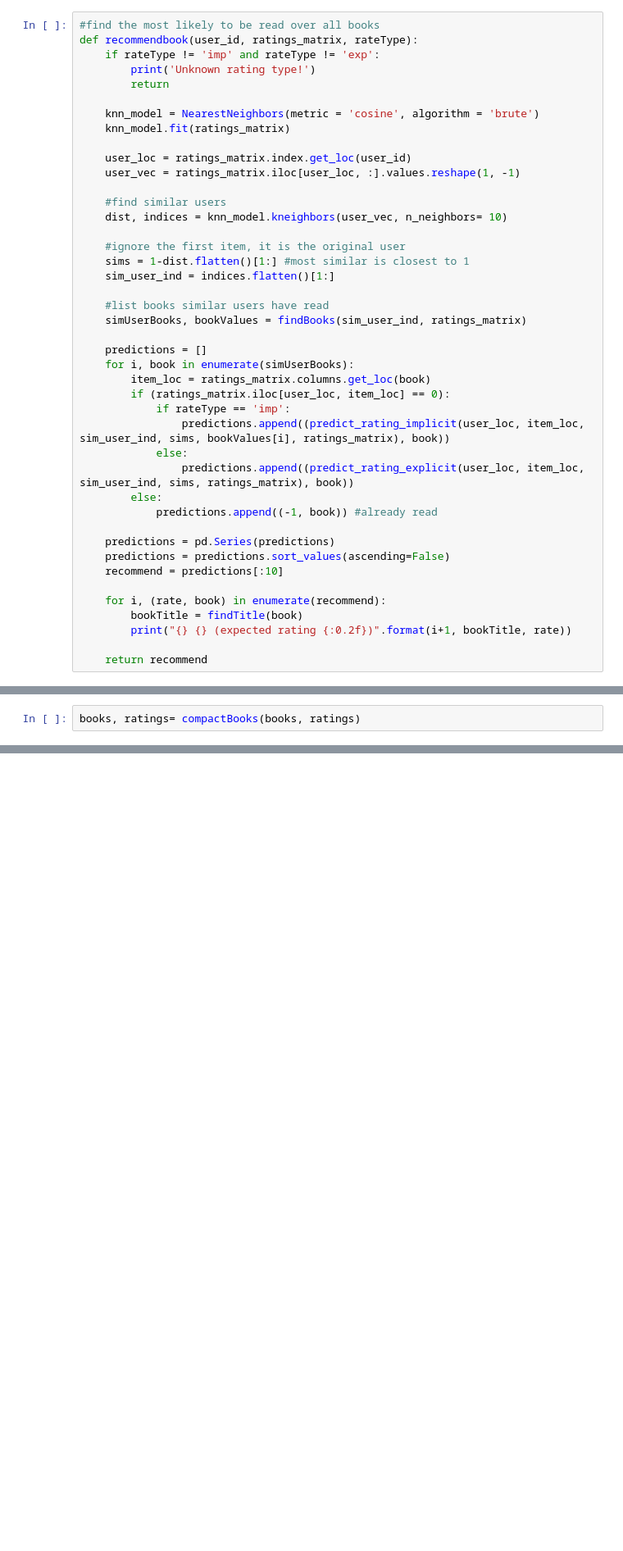
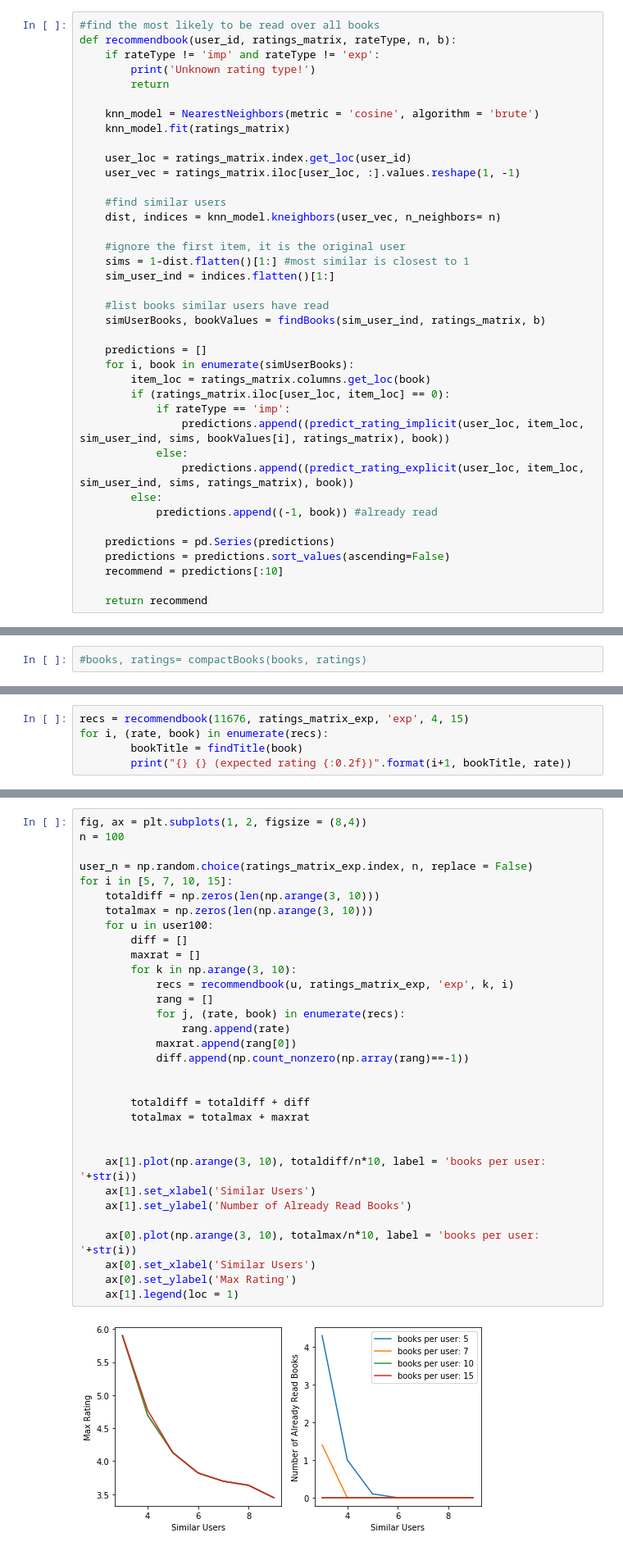
Before and after one commit to astrojneil/bookRec, a Jupyter notebook: BookRecommender.ipynb, the cells around one changed output, grey strips where cells are left out. Shown at 82% size. Cells and saved outputs as stored; diff of their text form; blank space fills up the shorter version.

Commit message:
optimize sim users and top books

```diff
--- a/BookRecommender.ipynb
+++ b/BookRecommender.ipynb
@@ -149,7 +149,7 @@ def predict_rating_implicit(user_loc, item_loc, sim_user_ind, sims, bookvalue, m
     return prediction
 # %%
 #find the most likely to be read over all books
-def recommendbook(user_id, ratings_matrix, rateType):
+def recommendbook(user_id, ratings_matrix, rateType, n, b):
     if rateType != 'imp' and rateType != 'exp':
         print('Unknown rating type!')
         return
@@ -161,14 +161,14 @@ def recommendbook(user_id, ratings_matrix, rateType):
     user_vec = ratings_matrix.iloc[user_loc, :].values.reshape(1, -1)
 
     #find similar users
-    dist, indices = knn_model.kneighbors(user_vec, n_neighbors= 10)
+    dist, indices = knn_model.kneighbors(user_vec, n_neighbors= n)
 
     #ignore the first item, it is the original user
     sims = 1-dist.flatten()[1:] #most similar is closest to 1
     sim_user_ind = indices.flatten()[1:]
 
     #list books similar users have read
-    simUserBooks, bookValues = findBooks(sim_user_ind, ratings_matrix)
+    simUserBooks, bookValues = findBooks(sim_user_ind, ratings_matrix, b)
 
     predictions = []
     for i, book in enumerate(simUserBooks):
@@ -185,12 +185,8 @@ def recommendbook(user_id, ratings_matrix, rateType):
     predictions = predictions.sort_values(ascending=False)
     recommend = predictions[:10]
 
-    for i, (rate, book) in enumerate(recommend):
-        bookTitle = findTitle(book)
-        print("{} {} (expected rating {:0.2f})".format(i+1, bookTitle, rate))
-
     return recommend
 # %% [markdown]
 ## Time to put the recommender to use!
 # %%
-books, ratings= compactBooks(books, ratings)
+#books, ratings= compactBooks(books, ratings)
@@ -301,0 +276,5 @@ recs = recommendbook(11676, ratings_matrix_exp, 'exp')
+# %%
+recs = recommendbook(11676, ratings_matrix_exp, 'exp', 4, 15)
+for i, (rate, book) in enumerate(recs):
+        bookTitle = findTitle(book)
+        print("{} {} (expected rating {:0.2f})".format(i+1, bookTitle, rate))
@@ -302,3 +292,37 @@ recs = recommendbook(11676, ratings_matrix_exp, 'exp')
+# %%
+fig, ax = plt.subplots(1, 2, figsize = (8,4))
+n = 100
+
+user_n = np.random.choice(ratings_matrix_exp.index, n, replace = False)
+for i in [5, 7, 10, 15]:
+    totaldiff = np.zeros(len(np.arange(3, 10)))
+    totalmax = np.zeros(len(np.arange(3, 10)))
+    for u in user100:
+        diff = []
+        maxrat = []
+        for k in np.arange(3, 10):
+            recs = recommendbook(u, ratings_matrix_exp, 'exp', k, i)
+            rang = []
+            for j, (rate, book) in enumerate(recs):
+                rang.append(rate)
+            maxrat.append(rang[0])
+            diff.append(np.count_nonzero(np.array(rang)==-1))
+
+
+        totaldiff = totaldiff + diff
+        totalmax = totalmax + maxrat
+
+
+    ax[1].plot(np.arange(3, 10), totaldiff/n*10, label = 'books per user: '+str(i))
+    ax[1].set_xlabel('Similar Users')
+    ax[1].set_ylabel('Number of Already Read Books')
+
+    ax[0].plot(np.arange(3, 10), totalmax/n*10, label = 'books per user: '+str(i))
+    ax[0].set_xlabel('Similar Users')
+    ax[0].set_ylabel('Max Rating')
+    ax[1].legend(loc = 1)
+# %% [output]
+[figure, added]
 # %%
 #for a given user,
 #remove 10 books,
```
Also changed, not shown: parts of 4 cells of this notebook, 1 other file.
